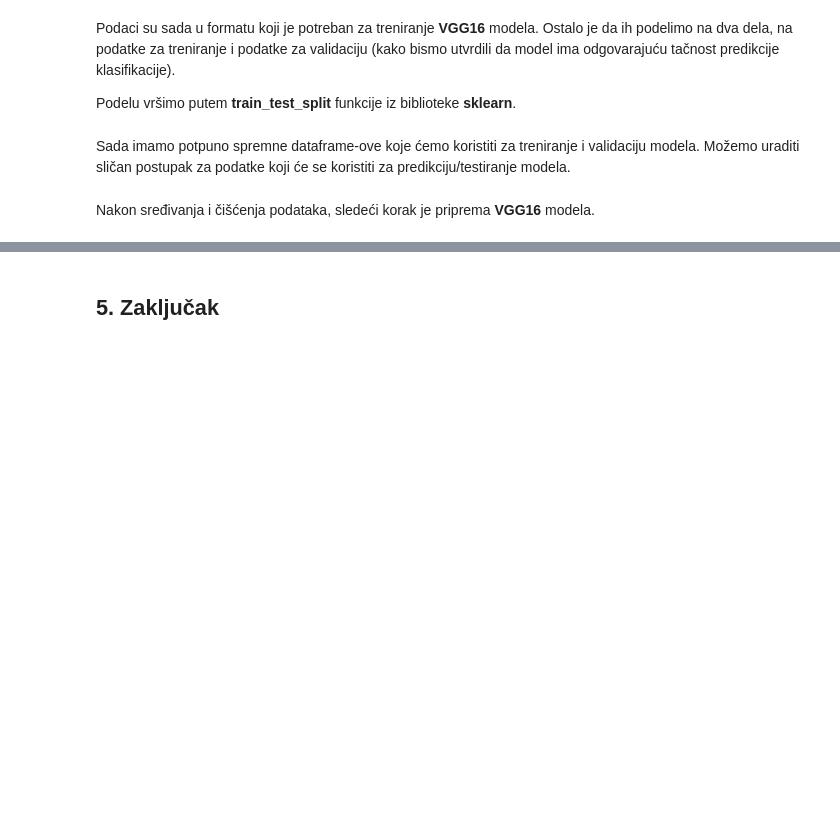
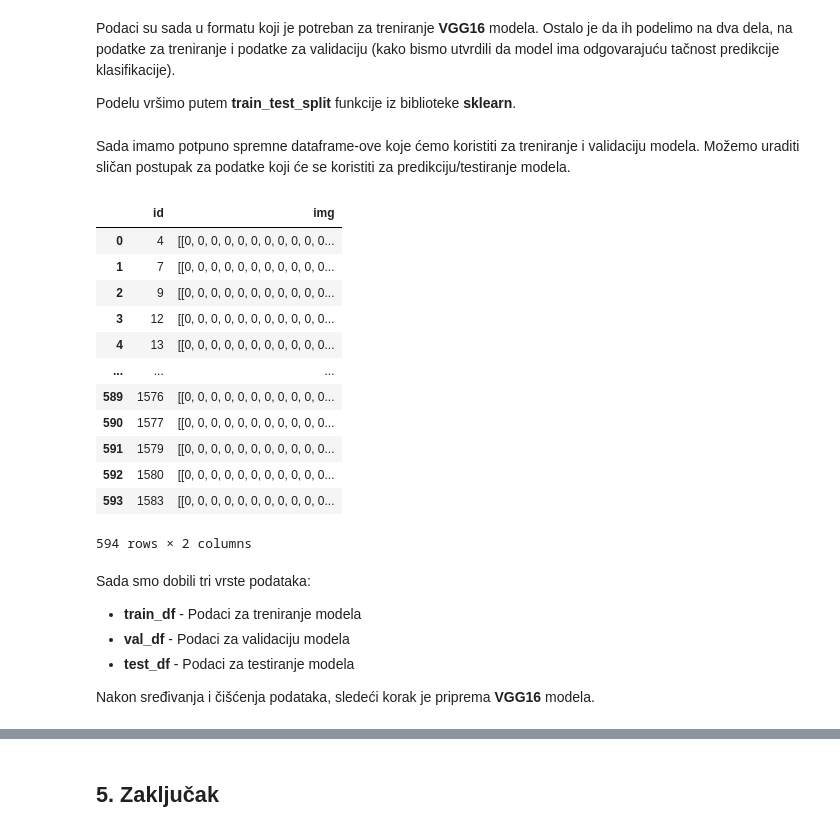
Before and after one commit to DjordjeRadovanovic/PPPO_Projekat_IT39_2020, a Jupyter notebook: PPPO_Projekat_IT39_2020.ipynb, the cells around one changed output, grey strips where cells are left out. Drawn from its saved outputs; the diff is of its cells as text; code cells hidden in the pictures; blank space fills up the shorter version.

```diff
--- a/PPPO_Projekat_IT39_2020.ipynb
+++ b/PPPO_Projekat_IT39_2020.ipynb
@@ -138,0 +124,12 @@ Sada možemo dodati slike u train_data dataframe. To možemo obaviti mapiranjem
+# %%
+# Pretvaranje slike u NumPy array
+def image_column(id):
+  img = Image.open(f'images/{id}.jpg')
+  img = img.resize((224, 224))          # 224x224 dimenzije
+  return np.array(img)
+
+# Dodavanje nove kolone sa slikom koja odgovara koloni 'id'
+train_data['img'] = train_data['id'].apply(image_column)
+
+# Primer slike
+train_data['img'][0]
@@ -149,2 +153,38 @@ Sada imamo potpuno spremne dataframe-ove koje ćemo koristiti za treniranje i va
+# %%
+# Učitavanje podataka iz test.csv u test_df DataFrame
+test_df = pd.read_csv('test.csv')
+
+# Brisanje nepotrebnih kolona
+i = 1
+while i <= 64:
+  del test_df['margin' + str(i)]
+  del test_df['shape' + str(i)]
+  del test_df['texture' + str(i)]
+  i = i + 1
+
+# Dodavanje nove kolone sa slikom koja odgovara koloni 'id'
+test_df['img'] = test_df['id'].apply(image_column)
+
+test_df
+# %% [output]
+|  | id | img |
+| 0 | 4 | [[0, 0, 0, 0, 0, 0, 0, 0, 0, 0, 0... |
+| 1 | 7 | [[0, 0, 0, 0, 0, 0, 0, 0, 0, 0, 0... |
+| 2 | 9 | [[0, 0, 0, 0, 0, 0, 0, 0, 0, 0, 0... |
+| 3 | 12 | [[0, 0, 0, 0, 0, 0, 0, 0, 0, 0, 0... |
+| 4 | 13 | [[0, 0, 0, 0, 0, 0, 0, 0, 0, 0, 0... |
+| ... | ... | ... |
+| 589 | 1576 | [[0, 0, 0, 0, 0, 0, 0, 0, 0, 0, 0... |
+| 590 | 1577 | [[0, 0, 0, 0, 0, 0, 0, 0, 0, 0, 0... |
+| 591 | 1579 | [[0, 0, 0, 0, 0, 0, 0, 0, 0, 0, 0... |
+| 592 | 1580 | [[0, 0, 0, 0, 0, 0, 0, 0, 0, 0, 0... |
+| 593 | 1583 | [[0, 0, 0, 0, 0, 0, 0, 0, 0, 0, 0... |
+594 rows × 2 columns
 # %% [markdown]
+Sada smo dobili tri vrste podataka:
+
+* **train_df** - Podaci za treniranje modela
+* **val_df** - Podaci za validaciju modela
+* **test_df** - Podaci za testiranje modela
+
 Nakon sređivanja i čišćenja podataka, sledeći korak je priprema **VGG16** modela.
```
Also changed, not shown: parts of 11 cells of this notebook.
